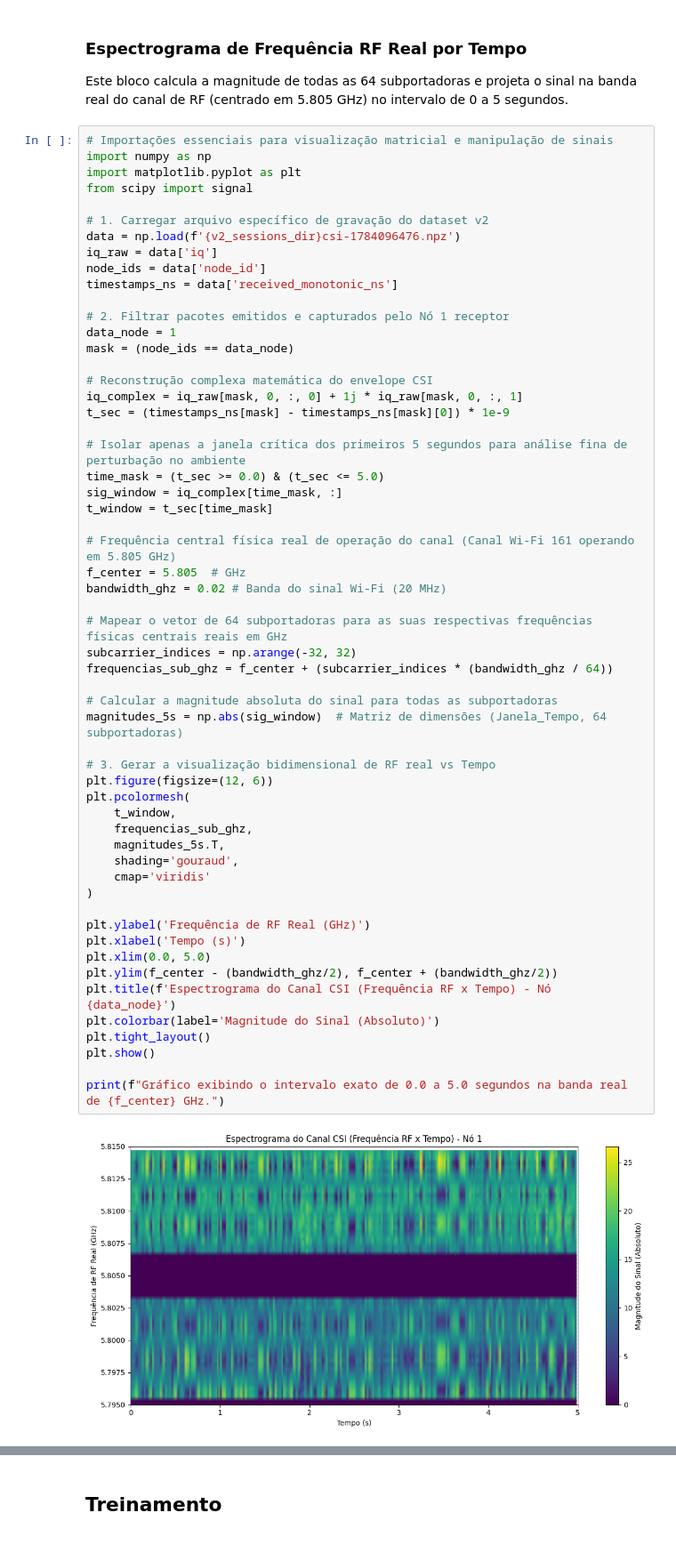
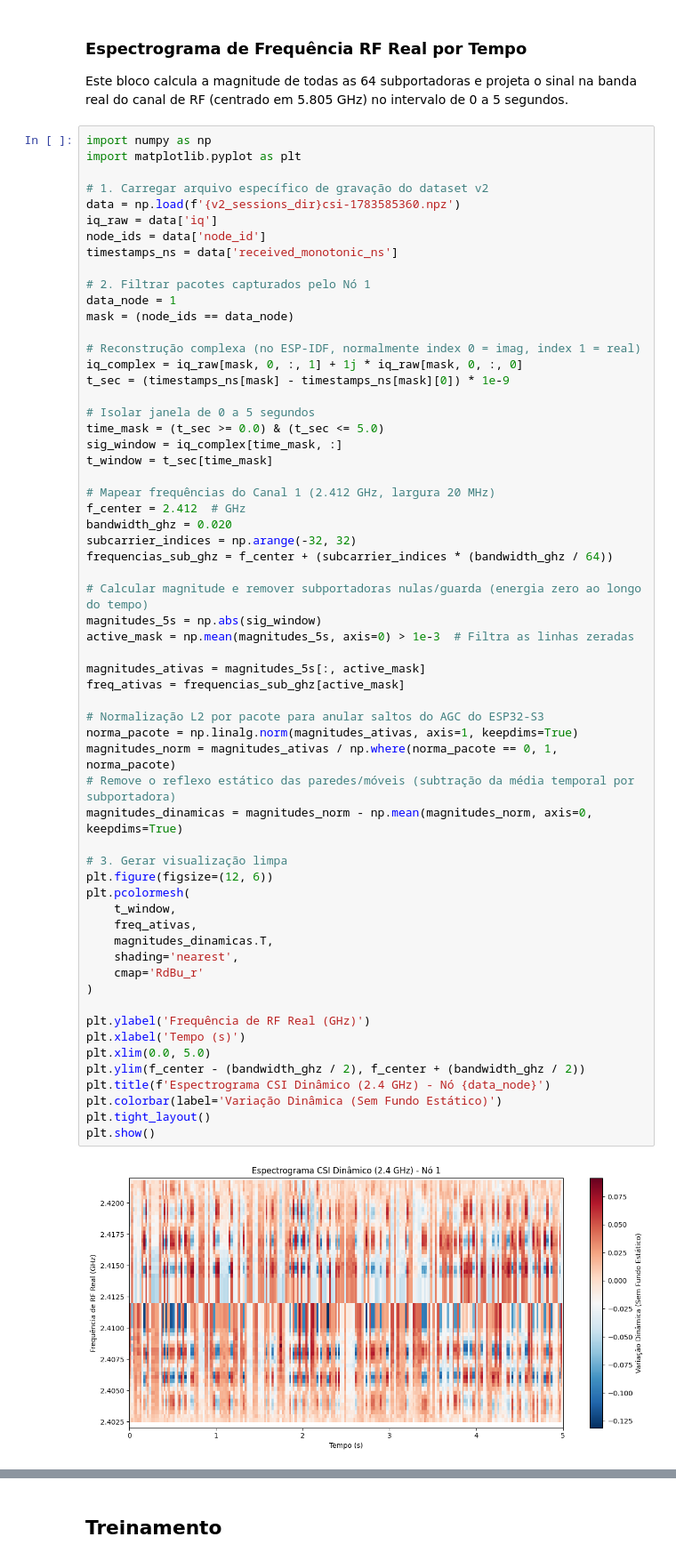
Before and after one commit to Heitor65/Fall_Detection-Sistemas_Embarcados, a Jupyter notebook: FallDetection.ipynb, the cells around one changed output, grey strips where cells are left out. Shown at 89% size. Saved outputs shown, nothing was run; the diff lists cells and outputs as text.

Commit message:
espectrogramas consertados

```diff
--- a/FallDetection.ipynb
+++ b/FallDetection.ipynb
@@ -386,60 +385,64 @@ plt.show()
 ### Espectrograma de Frequência RF Real por Tempo
 Este bloco calcula a magnitude de todas as 64 subportadoras e projeta o sinal na banda real do canal de RF (centrado em 5.805 GHz) no intervalo de 0 a 5 segundos.
 # %%
-# Importações essenciais para visualização matricial e manipulação de sinais
 import numpy as np
 import matplotlib.pyplot as plt
-from scipy import signal
 
 # 1. Carregar arquivo específico de gravação do dataset v2
-data = np.load(f'{v2_sessions_dir}csi-1784096476.npz')
+data = np.load(f'{v2_sessions_dir}csi-1783585360.npz')
 iq_raw = data['iq']
 node_ids = data['node_id']
 timestamps_ns = data['received_monotonic_ns']
 
-# 2. Filtrar pacotes emitidos e capturados pelo Nó 1 receptor
+# 2. Filtrar pacotes capturados pelo Nó 1
 data_node = 1
 mask = (node_ids == data_node)
 
-# Reconstrução complexa matemática do envelope CSI
-iq_complex = iq_raw[mask, 0, :, 0] + 1j * iq_raw[mask, 0, :, 1]
+# Reconstrução complexa (no ESP-IDF, normalmente index 0 = imag, index 1 = real)
+iq_complex = iq_raw[mask, 0, :, 1] + 1j * iq_raw[mask, 0, :, 0]
 t_sec = (timestamps_ns[mask] - timestamps_ns[mask][0]) * 1e-9
 
-# Isolar apenas a janela crítica dos primeiros 5 segundos para análise fina de perturbação no ambiente
+# Isolar janela de 0 a 5 segundos
 time_mask = (t_sec >= 0.0) & (t_sec <= 5.0)
 sig_window = iq_complex[time_mask, :]
 t_window = t_sec[time_mask]
 
-# Frequência central física real de operação do canal (Canal Wi-Fi 161 operando em 5.805 GHz)
-f_center = 5.805  # GHz
-bandwidth_ghz = 0.02 # Banda do sinal Wi-Fi (20 MHz)
-
-# Mapear o vetor de 64 subportadoras para as suas respectivas frequências físicas centrais reais em GHz
+# Mapear frequências do Canal 1 (2.412 GHz, largura 20 MHz)
+f_center = 2.412  # GHz
+bandwidth_ghz = 0.020
 subcarrier_indices = np.arange(-32, 32)
 frequencias_sub_ghz = f_center + (subcarrier_indices * (bandwidth_ghz / 64))
 
-# Calcular a magnitude absoluta do sinal para todas as subportadoras
-magnitudes_5s = np.abs(sig_window)  # Matriz de dimensões (Janela_Tempo, 64 subportadoras)
+# Calcular magnitude e remover subportadoras nulas/guarda (energia zero ao longo do tempo)
+magnitudes_5s = np.abs(sig_window)
+active_mask = np.mean(magnitudes_5s, axis=0) > 1e-3  # Filtra as linhas zeradas
 
-# 3. Gerar a visualização bidimensional de RF real vs Tempo
+magnitudes_ativas = magnitudes_5s[:, active_mask]
+freq_ativas = frequencias_sub_ghz[active_mask]
+
+# Normalização L2 por pacote para anular saltos do AGC do ESP32-S3
+norma_pacote = np.linalg.norm(magnitudes_ativas, axis=1, keepdims=True)
+magnitudes_norm = magnitudes_ativas / np.where(norma_pacote == 0, 1, norma_pacote)
+# Remove o reflexo estático das paredes/móveis (subtração da média temporal por subportadora)
+magnitudes_dinamicas = magnitudes_norm - np.mean(magnitudes_norm, axis=0, keepdims=True)
+
+# 3. Gerar visualização limpa
 plt.figure(figsize=(12, 6))
 plt.pcolormesh(
     t_window,
-    frequencias_sub_ghz,
-    magnitudes_5s.T,
-    shading='gouraud',
-    cmap='viridis'
+    freq_ativas,
+    magnitudes_dinamicas.T,
+    shading='nearest',
+    cmap='RdBu_r'
 )
 
 plt.ylabel('Frequência de RF Real (GHz)')
 plt.xlabel('Tempo (s)')
 plt.xlim(0.0, 5.0)
-plt.ylim(f_center - (bandwidth_ghz/2), f_center + (bandwidth_ghz/2))
-plt.title(f'Espectrograma do Canal CSI (Frequência RF x Tempo) - Nó {data_node}')
-plt.colorbar(label='Magnitude do Sinal (Absoluto)')
+plt.ylim(f_center - (bandwidth_ghz / 2), f_center + (bandwidth_ghz / 2))
+plt.title(f'Espectrograma CSI Dinâmico (2.4 GHz) - Nó {data_node}')
+plt.colorbar(label='Variação Dinâmica (Sem Fundo Estático)')
 plt.tight_layout()
 plt.show()
-
-print(f"Gráfico exibindo o intervalo exato de 0.0 a 5.0 segundos na banda real de {f_center} GHz.")
 # %% [output]
-[figure, old version]
+[figure, new version]
```
Also changed, not shown: parts of 5 cells of this notebook.
